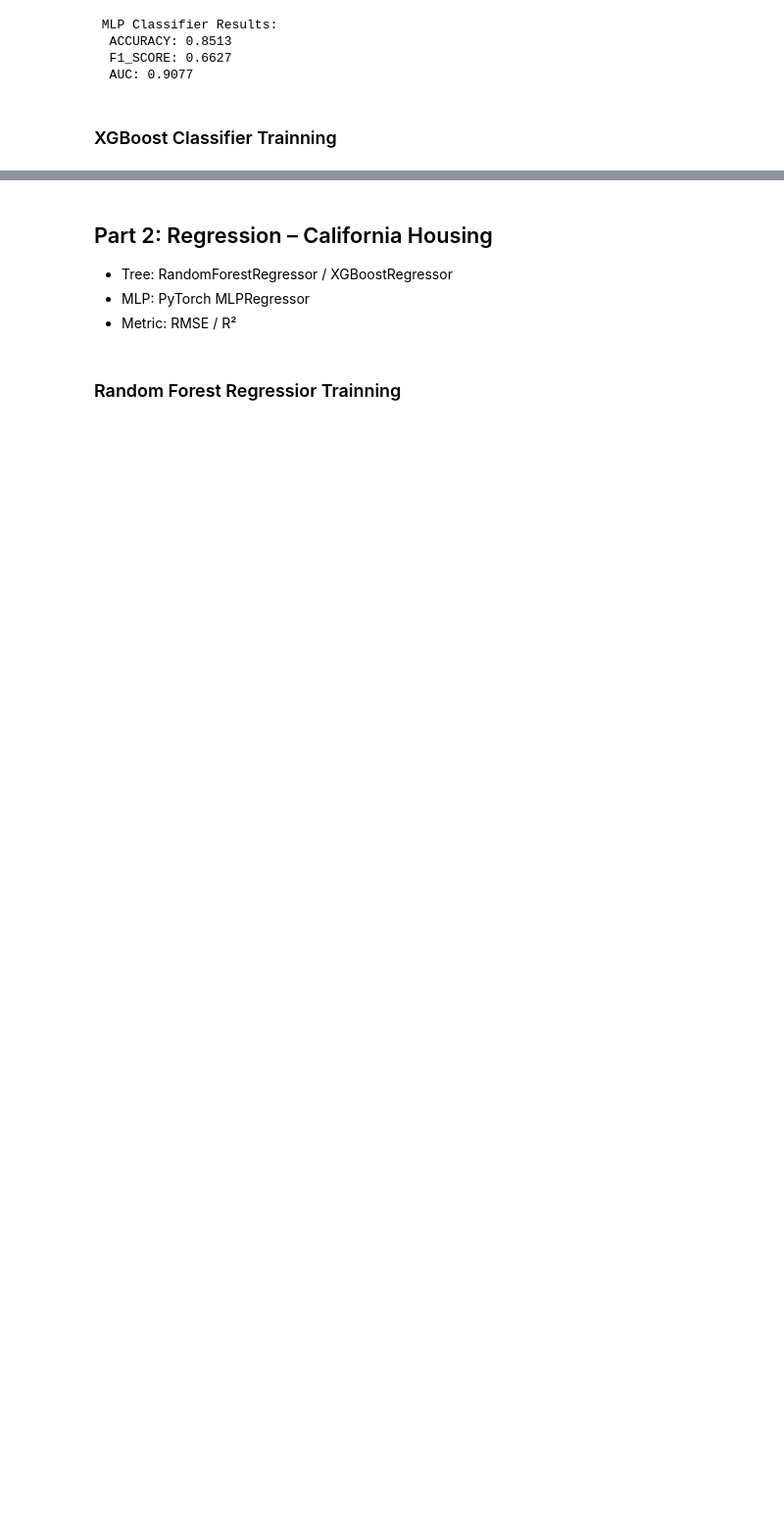
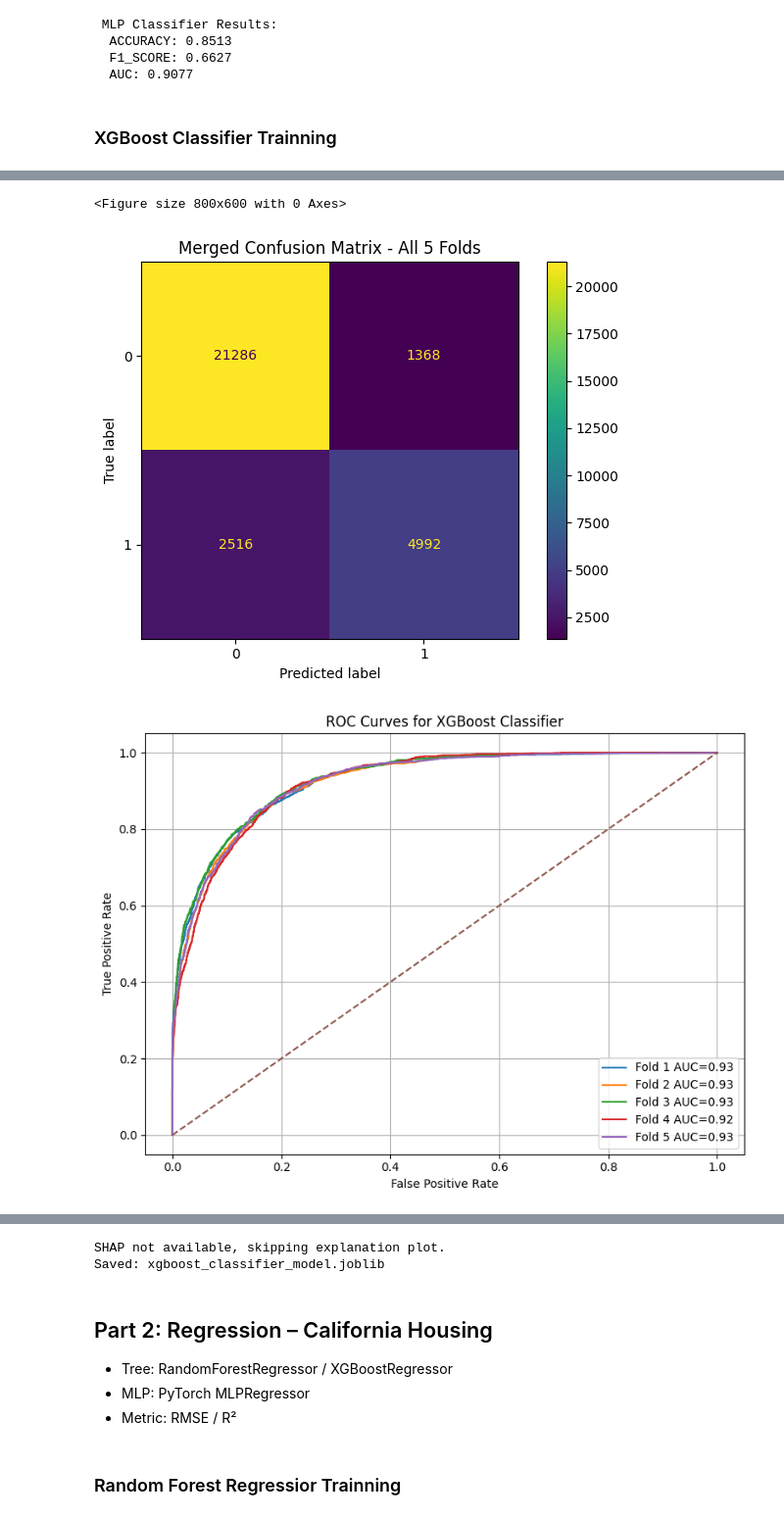
Before and after one commit to XiShaoDong/CS6140-ML-Final-Project, a Jupyter notebook: Final-Project.ipynb, the cells around one changed output, grey strips where cells are left out. Shown at 98% size. Drawn from its saved outputs; the diff is of its cells as text; code cells hidden in the pictures; blank space fills up the shorter version.

```diff
--- a/Final-Project.ipynb
+++ b/Final-Project.ipynb
@@ -166,3 +176,16 @@ Early stopping at epoch 16
   AUC: 0.9077
 # %% [markdown]
 ### XGBoost Classifier Trainning
+# %%
+# Run XGBoost Classification
+print("=== XGBoost Classification on UCI Adult Dataset ===")
+adult_data['income'] = adult_data['income'].apply(lambda x: 1 if x.strip() == '>50K' else 0)
+for col in adult_data.select_dtypes(include='object').columns.drop('income', errors='ignore'):
+    adult_data[col] = LabelEncoder().fit_transform(adult_data[col])
+
+X = adult_data.drop('income', axis=1).values
+y = adult_data['income'].values
+feature_names = adult_data.drop('income', axis=1).columns.tolist()
+# xgb_clf = train_xgboost_classifier(X, y, feature_names=feature_names, n_splits=5, plot=True)
+xgb_clf, xgb_clf_metrics = train_xgboost_classifier(X, y, feature_names=feature_names, n_splits=5, plot=True)
+# %% [output]
@@ -168,0 +202,3 @@ Early stopping at epoch 16
+<Figure size 800x600 with 0 Axes>
+[figure, added]
+[figure, added]
@@ -169,3 +206,5 @@ Early stopping at epoch 16
+SHAP not available, skipping explanation plot.
+Saved: xgboost_classifier_model.joblib
 # %% [markdown]
 ## Part 2: Regression – California Housing
 - Tree: RandomForestRegressor / XGBoostRegressor
```
Also changed, not shown: parts of 7 cells of this notebook, 6 other files.
